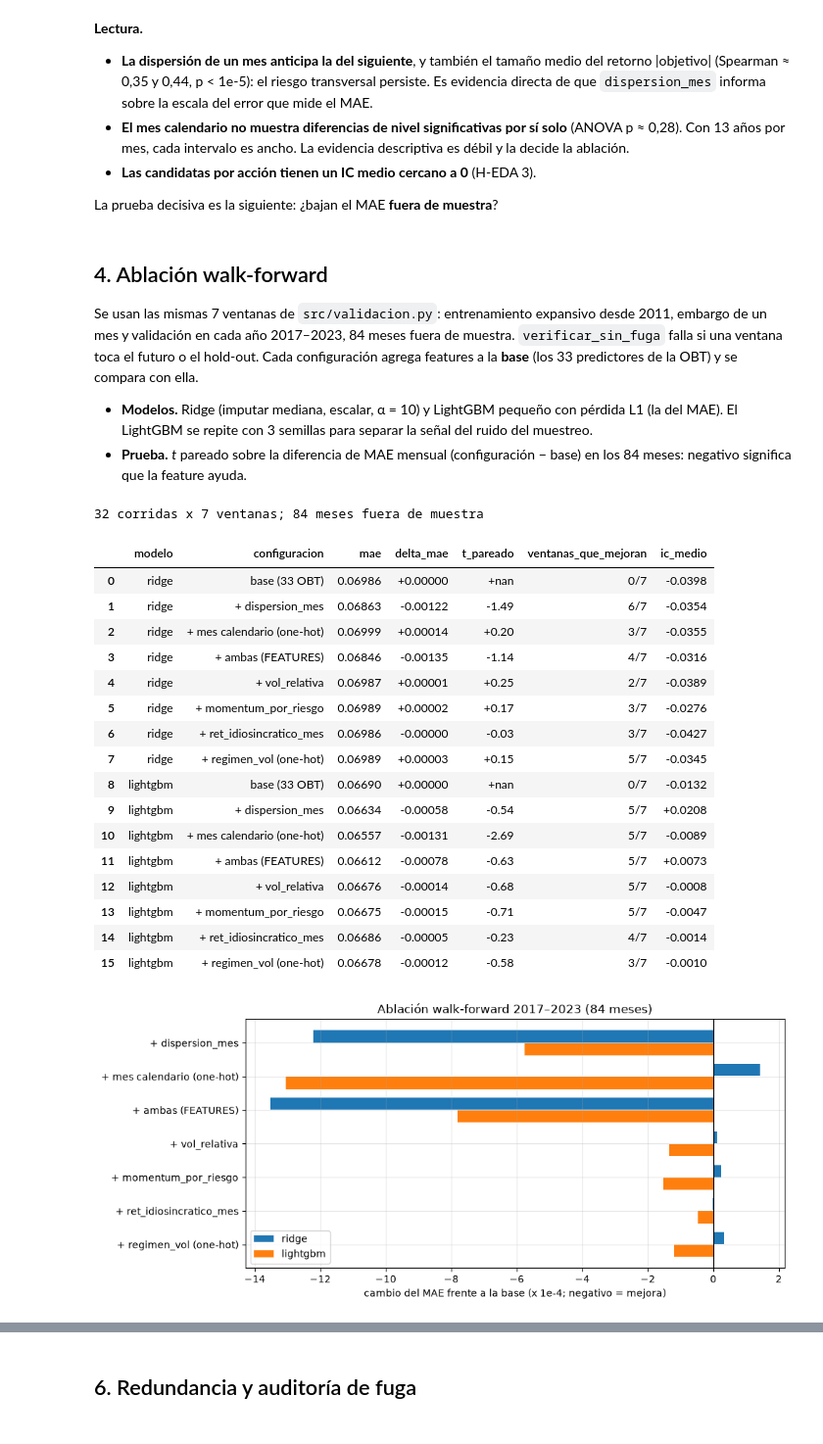
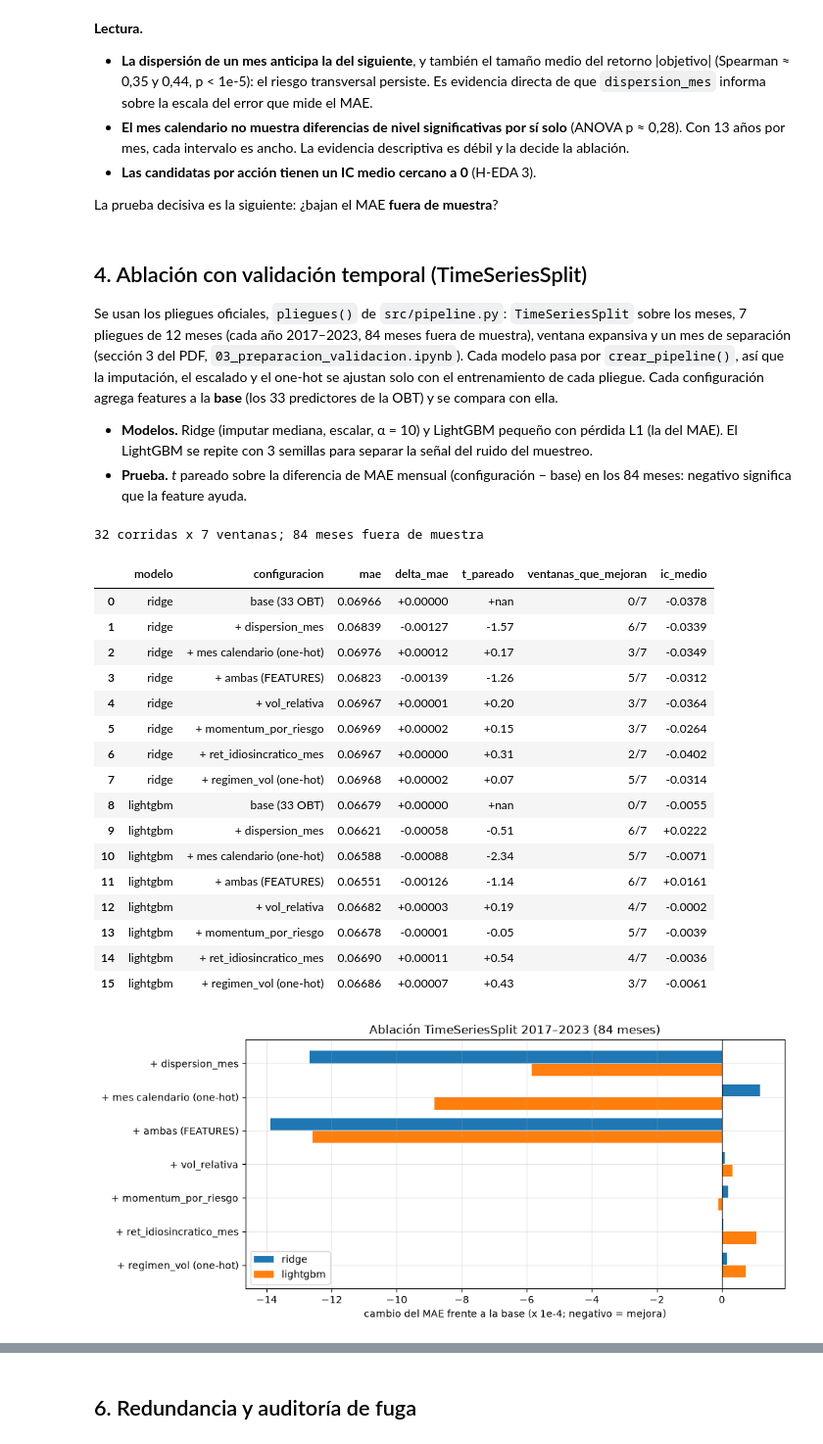
Before and after one commit to ErickNaunay/data-science-end-to-end, a Jupyter notebook: psets/pset-03/notebooks/02_features.ipynb, the cells around one changed output, grey strips where cells are left out. Shown at 98% size. Cells and saved outputs as stored; diff of their text form; code cells hidden in the pictures.

```diff
--- a/psets/pset-03/notebooks/02_features.ipynb
+++ b/psets/pset-03/notebooks/02_features.ipynb
@@ -230,11 +233,12 @@ dispersion_mes y mes_obj_* son iguales para todas las acciones del mes: su IC de
 
 La prueba decisiva es la siguiente: ¿bajan el MAE **fuera de muestra**?
 # %% [markdown]
-## 4. Ablación walk-forward
+## 4. Ablación con validación temporal (TimeSeriesSplit)
 
-Se usan las mismas 7 ventanas de `src/validacion.py`: entrenamiento expansivo desde 2011, embargo de un mes y
-validación en cada año 2017–2023, 84 meses fuera de muestra. `verificar_sin_fuga` falla si una ventana toca el
-futuro o el hold-out. Cada configuración agrega features a la **base** (los 33 predictores de la OBT) y se compara
+Se usan los pliegues oficiales, `pliegues()` de `src/pipeline.py`: `TimeSeriesSplit` sobre los meses, 7
+pliegues de 12 meses (cada año 2017–2023, 84 meses fuera de muestra), ventana expansiva y un mes de separación
+(sección 3 del PDF, `03_preparacion_validacion.ipynb`). Cada modelo pasa por `crear_pipeline()`, así que la
+imputación, el escalado y el one-hot se ajustan solo con el entrenamiento de cada pliegue. Cada configuración agrega features a la **base** (los 33 predictores de la OBT) y se compara
 con ella.
 
 - **Modelos.** Ridge (imputar mediana, escalar, α = 10) y LightGBM pequeño con pérdida L1 (la del MAE). El
@@ -242,10 +246,7 @@ con ella.
 - **Prueba.** *t* pareado sobre la diferencia de MAE mensual (configuración − base) en los 84 meses: negativo
   significa que la feature ayuda.
 # %%
-# Ablacion: base (33 de la OBT) + cada derivada / candidata, Ridge y LightGBM (3 semillas), 7 ventanas walk-forward.
-from sklearn.pipeline import make_pipeline
-from sklearn.impute import SimpleImputer
-from sklearn.preprocessing import StandardScaler
+# Ablacion: base (33 de la OBT) + cada derivada / candidata, Ridge y LightGBM (3 semillas), pliegues TimeSeriesSplit.
 from sklearn.linear_model import Ridge
 from lightgbm import LGBMRegressor
 
@@ -254,34 +255,29 @@ train = train.join(regimen)
 BASE_ABL = list(FEATURES_OBT)
 CONFIG = {'base (33 OBT)': [],
           '+ dispersion_mes': ['dispersion_mes'],
-          '+ mes calendario (one-hot)': MESES_OBJETIVO,
+          '+ mes calendario (one-hot)': ['mes_calendario_obj'],
           '+ ambas (FEATURES)': DERIVADAS,
           '+ vol_relativa': ['vol_relativa'],
           '+ momentum_por_riesgo': ['momentum_por_riesgo'],
           '+ ret_idiosincratico_mes': ['ret_idiosincratico_mes'],
           '+ regimen_vol (one-hot)': list(regimen.columns)}
 def ridge(_):
-    return make_pipeline(SimpleImputer(strategy='median'), StandardScaler(), Ridge(alpha=10.0))
+    return Ridge(alpha=10.0)
 def lgbm(semilla):
     return LGBMRegressor(n_estimators=200, learning_rate=0.03, num_leaves=15, min_child_samples=200, subsample=0.8,
                          subsample_freq=1, colsample_bytree=0.8, objective='l1', random_state=semilla, verbose=-1)
 MODELOS = {'ridge': (ridge, [0]), 'lightgbm': (lgbm, [1, 2, 3])}
-cv = list(pliegues_walk_forward(train))
+cv = pliegues(train)
+mo = mes_objetivo(train)
 ventana_de = {}
-for v, (it, iv) in zip(ventanas_walk_forward(), cv):
-    ventana_de.update({m: v.nombre for m in train.anio_mes.iloc[iv].unique()})
+for it, iv in cv:
+    ventana_de.update({m: f'val_{mo[iv].min().year}' for m in train.anio_mes.iloc[iv].unique()})
 
 predicciones = {}
 for nombre_m, (fabrica, semillas) in MODELOS.items():
     for nombre_c, extra in CONFIG.items():
-        X, y = train[BASE_ABL + extra], train[TARGET]
-        for s in semillas:
-            partes = []
-            for it, iv in cv:
-                mod = fabrica(s).fit(X.iloc[it], y.iloc[it])
-                partes.append(pd.DataFrame({'anio_mes': train.anio_mes.iloc[iv].values, 'pred': mod.predict(X.iloc[iv]),
-                                            'real': y.iloc[iv].values}))
-            predicciones[(nombre_m, nombre_c, s)] = pd.concat(partes, ignore_index=True)
+        for s in semillas:     # crear_pipeline: mediana + escalar (numericas) y moda + one-hot (mes), por pliegue
+            predicciones[(nombre_m, nombre_c, s)] = predecir_pliegues(fabrica(s), train, features=BASE_ABL + extra, cv=cv)
 print(f'{len(predicciones)} corridas x {len(cv)} ventanas; {train.anio_mes.iloc[np.concatenate([iv for _, iv in cv])].nunique()} meses fuera de muestra')
 # %% [output]
 32 corridas x 7 ventanas; 84 meses fuera de muestra
@@ -289,51 +285,51 @@ print(f'{len(predicciones)} corridas x {len(cv)} ventanas; {train.anio_mes.iloc[
 # Resumen de la ablacion: MAE, diferencia con la base, t pareado por mes, IC y ventanas en las que mejora.
 def mae_mensual(o):
     return (o.pred - o.real).abs().groupby(o.anio_mes).mean()
 filas = []
 for nombre_m, (_, semillas) in MODELOS.items():
     for nombre_c in CONFIG:
         dif, maes, ics = [], [], []
         for s in semillas:
             o, b = predicciones[(nombre_m, nombre_c, s)], predicciones[(nombre_m, 'base (33 OBT)', s)]
             dif.append(mae_mensual(o) - mae_mensual(b)); maes.append(errores(o)['mae']); ics.append(resumen_ic(ic_por_mes(o))['ic_media'])
         dd = pd.concat(dif, axis=1).mean(axis=1)            # promedio de semillas, por mes
         por_ventana = dd.groupby(dd.index.map(ventana_de)).mean()
         t = dd.mean() / (dd.std(ddof=1) / np.sqrt(len(dd))) if dd.std() > 0 else np.nan
         filas.append({'modelo': nombre_m, 'configuracion': nombre_c, 'mae': np.mean(maes), 'delta_mae': dd.mean(),
                       't_pareado': t, 'ventanas_que_mejoran': f'{int((por_ventana < 0).sum())}/{len(por_ventana)}',
                       'ic_medio': np.mean(ics)})
 ablacion = pd.DataFrame(filas)
 ablacion.to_csv(RAIZ / 'docs/ablacion_features.csv', index=False)
 display(ablacion.style.format({'mae': '{:.5f}', 'delta_mae': '{:+.5f}', 't_pareado': '{:+.2f}', 'ic_medio': '{:+.4f}'})
         .background_gradient(subset=['t_pareado'], cmap='RdYlGn_r', vmin=-3, vmax=3))
 
 fig, ax = plt.subplots(figsize=(10, 4.5))
 otras = ablacion[ablacion.configuracion != 'base (33 OBT)']
 for k, (nombre_m, g) in enumerate(otras.groupby('modelo', sort=False)):
     pos = np.arange(len(g)) + (k - 0.5) * 0.38
     ax.barh(pos, g.delta_mae * 1e4, height=0.36, label=nombre_m)
 ax.set_yticks(np.arange(len(g)), g.configuracion); ax.axvline(0, color='k', lw=0.8); ax.invert_yaxis()
 ax.set_xlabel('cambio del MAE frente a la base (x 1e-4; negativo = mejora)'); ax.legend()
-ax.set_title('Ablación walk-forward 2017–2023 (84 meses)'); plt.tight_layout(); guardar(fig, 'ablacion'); plt.show()
+ax.set_title('Ablación TimeSeriesSplit 2017–2023 (84 meses)'); plt.tight_layout(); guardar(fig, 'ablacion'); plt.show()
 # %% [output]
 |  | modelo | configuracion | mae | delta_mae | t_pareado | ventanas_que_mejoran | ic_medio |
-| 0 | ridge | base (33 OBT) | 0.06986 | +0.00000 | +nan | 0/7 | -0.0398 |
-| 1 | ridge | + dispersion_mes | 0.06863 | -0.00122 | -1.49 | 6/7 | -0.0354 |
-| 2 | ridge | + mes calendario (one-hot) | 0.06999 | +0.00014 | +0.20 | 3/7 | -0.0355 |
-| 3 | ridge | + ambas (FEATURES) | 0.06846 | -0.00135 | -1.14 | 4/7 | -0.0316 |
-| 4 | ridge | + vol_relativa | 0.06987 | +0.00001 | +0.25 | 2/7 | -0.0389 |
-| 5 | ridge | + momentum_por_riesgo | 0.06989 | +0.00002 | +0.17 | 3/7 | -0.0276 |
-| 6 | ridge | + ret_idiosincratico_mes | 0.06986 | -0.00000 | -0.03 | 3/7 | -0.0427 |
-| 7 | ridge | + regimen_vol (one-hot) | 0.06989 | +0.00003 | +0.15 | 5/7 | -0.0345 |
-| 8 | lightgbm | base (33 OBT) | 0.06690 | +0.00000 | +nan | 0/7 | -0.0132 |
-| 9 | lightgbm | + dispersion_mes | 0.06634 | -0.00058 | -0.54 | 5/7 | +0.0208 |
-| 10 | lightgbm | + mes calendario (one-hot) | 0.06557 | -0.00131 | -2.69 | 5/7 | -0.0089 |
-| 11 | lightgbm | + ambas (FEATURES) | 0.06612 | -0.00078 | -0.63 | 5/7 | +0.0073 |
-| 12 | lightgbm | + vol_relativa | 0.06676 | -0.00014 | -0.68 | 5/7 | -0.0008 |
-| 13 | lightgbm | + momentum_por_riesgo | 0.06675 | -0.00015 | -0.71 | 5/7 | -0.0047 |
-| 14 | lightgbm | + ret_idiosincratico_mes | 0.06686 | -0.00005 | -0.23 | 4/7 | -0.0014 |
-| 15 | lightgbm | + regimen_vol (one-hot) | 0.06678 | -0.00012 | -0.58 | 3/7 | -0.0010 |
+| 0 | ridge | base (33 OBT) | 0.06966 | +0.00000 | +nan | 0/7 | -0.0378 |
+| 1 | ridge | + dispersion_mes | 0.06839 | -0.00127 | -1.57 | 6/7 | -0.0339 |
+| 2 | ridge | + mes calendario (one-hot) | 0.06976 | +0.00012 | +0.17 | 3/7 | -0.0349 |
+| 3 | ridge | + ambas (FEATURES) | 0.06823 | -0.00139 | -1.26 | 5/7 | -0.0312 |
+| 4 | ridge | + vol_relativa | 0.06967 | +0.00001 | +0.20 | 3/7 | -0.0364 |
+| 5 | ridge | + momentum_por_riesgo | 0.06969 | +0.00002 | +0.15 | 3/7 | -0.0264 |
+| 6 | ridge | + ret_idiosincratico_mes | 0.06967 | +0.00000 | +0.31 | 2/7 | -0.0402 |
+| 7 | ridge | + regimen_vol (one-hot) | 0.06968 | +0.00002 | +0.07 | 5/7 | -0.0314 |
+| 8 | lightgbm | base (33 OBT) | 0.06679 | +0.00000 | +nan | 0/7 | -0.0055 |
+| 9 | lightgbm | + dispersion_mes | 0.06621 | -0.00058 | -0.51 | 6/7 | +0.0222 |
+| 10 | lightgbm | + mes calendario (one-hot) | 0.06588 | -0.00088 | -2.34 | 5/7 | -0.0071 |
+| 11 | lightgbm | + ambas (FEATURES) | 0.06551 | -0.00126 | -1.14 | 6/7 | +0.0161 |
+| 12 | lightgbm | + vol_relativa | 0.06682 | +0.00003 | +0.19 | 4/7 | -0.0002 |
+| 13 | lightgbm | + momentum_por_riesgo | 0.06678 | -0.00001 | -0.05 | 5/7 | -0.0039 |
+| 14 | lightgbm | + ret_idiosincratico_mes | 0.06690 | +0.00011 | +0.54 | 4/7 | -0.0036 |
+| 15 | lightgbm | + regimen_vol (one-hot) | 0.06686 | +0.00007 | +0.43 | 3/7 | -0.0061 |
-[figure, old version]
+[figure, new version]
 # %%
 # Lectura automatica de la ablacion (se reescribe si cambian los datos).
 def fila(m, c):
```
Also changed, not shown: parts of 10 cells of this notebook, 17 other files.
